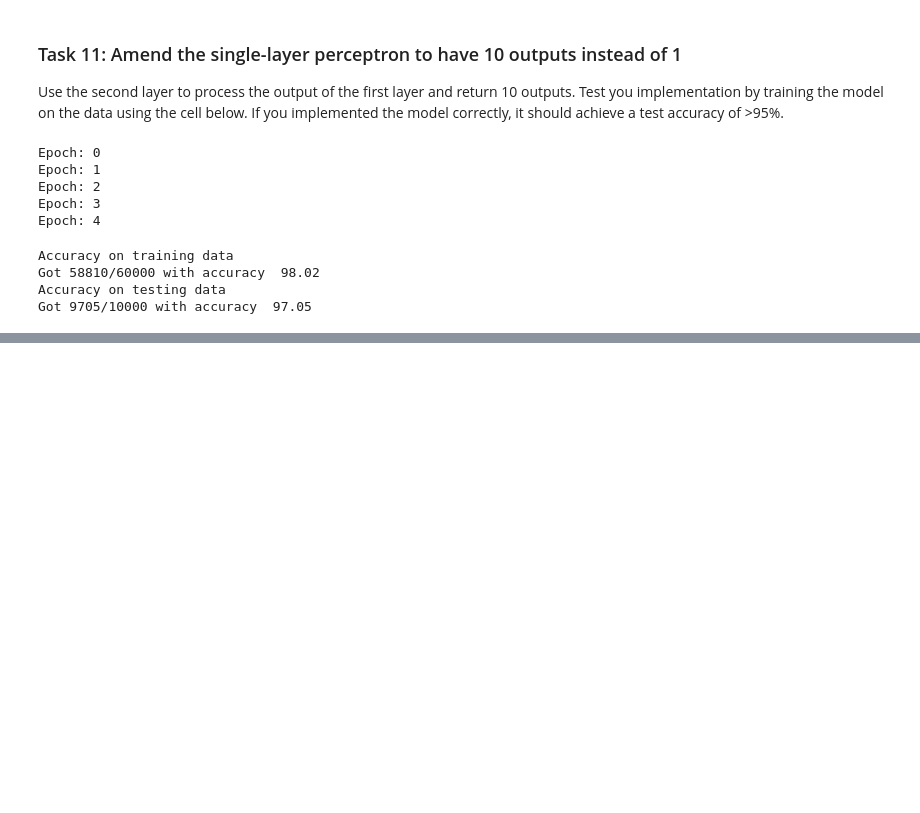
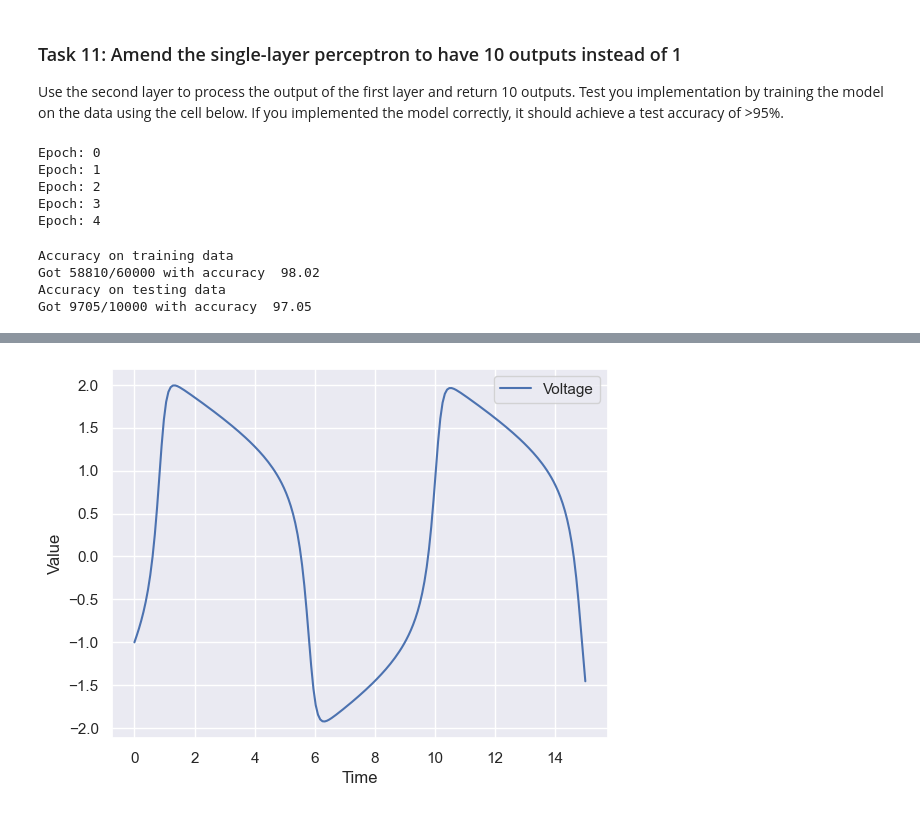
Before and after one commit to equinor/kai-edc2024-workshop, a Jupyter notebook: 1_introduction/solution.ipynb, the cells around one changed output, grey strips where cells are left out. Cells and saved outputs as stored; diff of their text form; code cells hidden in the pictures; blank space fills up the shorter version.

```diff
--- a/1_introduction/solution.ipynb
+++ b/1_introduction/solution.ipynb
@@ -636,0 +644,15 @@ Universal function approximation means that MLPs can perfectly describe any func
+# %%
+model = FitzhughNagumoModel()
+parameters = [0.1, 0.5, 3]
+times = np.linspace(0, 15, 200)
+voltage = model.simulate(parameters, times)[:, 0]
+
+# Plot simulation
+plt.figure()
+plt.xlabel('Time')
+plt.ylabel('Value')
+plt.plot(times, voltage)
+plt.legend(['Voltage'])
+plt.show()
+# %% [output]
+[figure, added]
```
Also changed, not shown: parts of 6 cells of this notebook, 1 other file.
